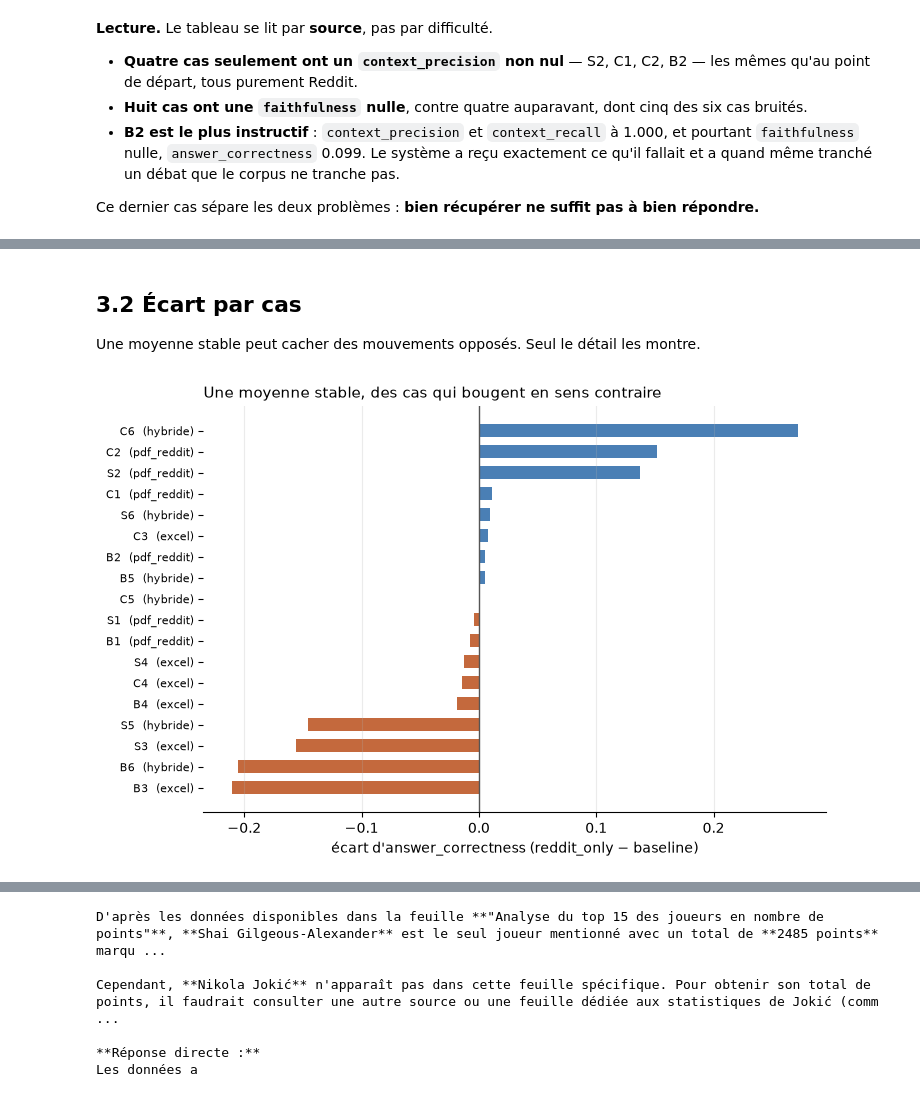
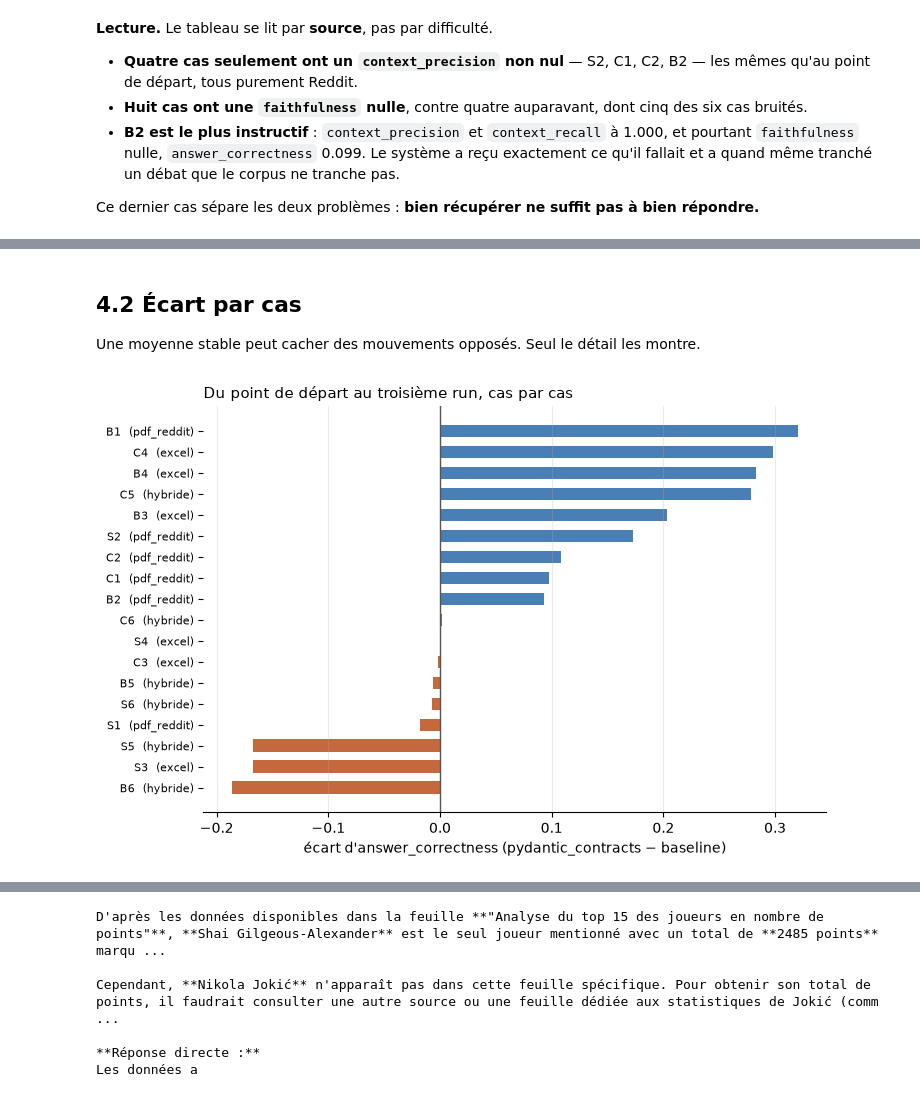
Before and after one commit to FaizaKh93/Projet10_mission, a Jupyter notebook: eval/analyze_results.ipynb, the cells around one changed output, grey strips where cells are left out. Saved outputs shown, nothing was run; the diff lists cells and outputs as text; code cells hidden in the pictures.

```diff
--- a/eval/analyze_results.ipynb
+++ b/eval/analyze_results.ipynb
@@ -39,7 +38,7 @@ RACINE = Path.cwd().parent if Path.cwd().name == "eval" else Path.cwd()
 RESULTATS = RACINE / "eval" / "results"
 
 # Ordre chronologique des runs, celui dans lequel les changements ont été introduits.
-RUNS = ["baseline", "reddit_only"]
+RUNS = ["baseline", "reddit_only", "pydantic_contracts"]
 brut = {nom: json.loads((RESULTATS / f"{nom}.json").read_text(encoding="utf-8")) for nom in RUNS}
 runs = {nom: pd.DataFrame(v) for nom, v in brut.items()}
 
@@ -441,0 +631,19 @@ comparatif
+# %%
+fig, ax = plt.subplots(figsize=(8.5, 3.6))
+largeur, positions = 0.25, range(len(METRIQUES))
+# Un dégradé d'une seule teinte : les runs sont une progression, pas des catégories
+teintes = ["#b8c4d0", "#7a9cc0", "#2c5f8a"]
+for i, (nom, coul) in enumerate(zip(RUNS, teintes)):
+    ax.bar([p + i * largeur for p in positions],
+           [runs[nom][m].mean() for m in METRIQUES], largeur, label=nom, color=coul)
+ax.set_xticks([p + largeur for p in positions],
+              [m.replace("_", "\n") for m in METRIQUES], fontsize=9)
+ax.set_ylim(0, 1)
+ax.set_ylabel("score moyen")
+ax.set_title("Trois runs — la fidélité au contexte décolle, la justesse suit de loin",
+             loc="left", fontsize=11)
+ax.legend(fontsize=8, frameon=False, ncol=3, loc="upper center")
+ax.spines[["top", "right"]].set_visible(False)
+ax.grid(axis="y", alpha=0.25)
+plt.tight_layout()
+plt.show()
@@ -455,26 +679,27 @@ pd.concat(
 # %% [markdown]
-## 3.2 Écart par cas
+## 4.2 Écart par cas
 
 Une moyenne stable peut cacher des mouvements opposés. Seul le détail les montre.
 # %%
 ecarts = pd.DataFrame({
     "id": runs["baseline"]["id"],
     "modalite": runs["baseline"]["modalite"],
-    "écart": (runs["reddit_only"]["answer_correctness"] - runs["baseline"]["answer_correctness"]),
+    "écart": (runs["pydantic_contracts"]["answer_correctness"]
+              - runs["baseline"]["answer_correctness"]),
 }).sort_values("écart")
 
 fig, ax = plt.subplots(figsize=(7.5, 5))
 # Deux teintes pour le signe : la couleur redit ce que la position montre déjà
 couleurs = ["#c4693d" if v < 0 else "#4a7fb5" for v in ecarts["écart"]]
 ax.barh(range(len(ecarts)), ecarts["écart"], height=0.6, color=couleurs)
 ax.set_yticks(range(len(ecarts)), [f"{i}  ({m})" for i, m in zip(ecarts["id"], ecarts["modalite"])],
               fontsize=8)
 ax.axvline(0, color="#555", linewidth=1)
-ax.set_xlabel("écart d'answer_correctness (reddit_only − baseline)")
-ax.set_title("Une moyenne stable, des cas qui bougent en sens contraire", loc="left", fontsize=11)
+ax.set_xlabel("écart d'answer_correctness (pydantic_contracts − baseline)")
+ax.set_title("Du point de départ au troisième run, cas par cas", loc="left", fontsize=11)
 ax.spines[["top", "right", "left"]].set_visible(False)
 ax.grid(axis="x", alpha=0.25)
 plt.tight_layout()
 plt.show()
 # %% [output]
-[figure, old version]
+[figure, new version]
```
Also changed, not shown: parts of 41 cells of this notebook, 17 other files.
